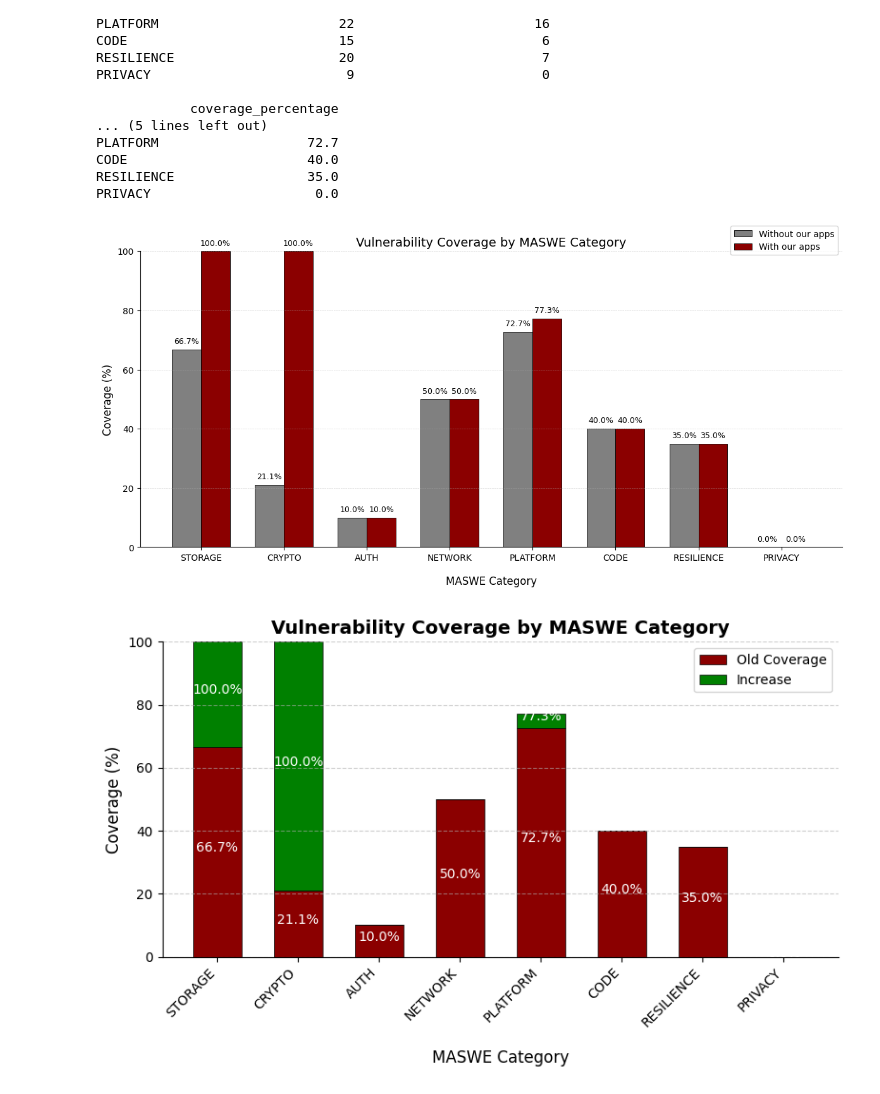
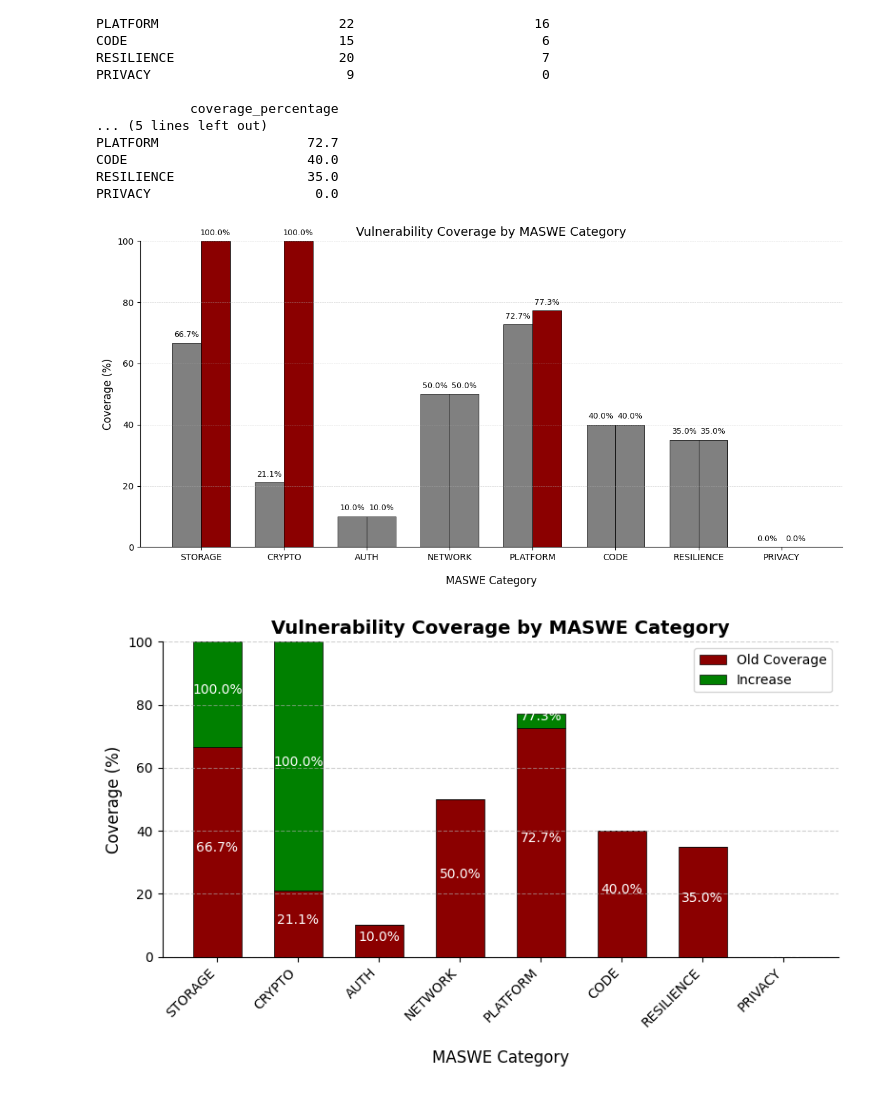
Before and after one commit to domi-cmd/Reference_Application_for_OWASP_MASTG, a Jupyter notebook: dev_documents/seminar_thesis/reference_apps/data_manipulation/app_coverage_plus_own_app.ipynb, the cells around one changed output. Saved outputs shown, nothing was run; the diff lists cells and outputs as text; code cells hidden in the pictures.

Commit message:
Improved coloring scheme of before vs after percentage coverage plot

```diff
--- a/dev_documents/seminar_thesis/reference_apps/data_manipulation/app_coverage_plus_own_app.ipynb
+++ b/dev_documents/seminar_thesis/reference_apps/data_manipulation/app_coverage_plus_own_app.ipynb
@@ -498,44 +498,51 @@ fig, ax = plt.subplots(figsize=(12, 6))
 x = np.arange(len(summary_old.index))
 width = 0.35
 
+# Define which categories should be darkred
+highlight_categories = ["storage", "crypto", "platform"]
+
+# Create color arrays based on category names
+colors_bars2 = ["darkred" if cat.lower() in highlight_categories else "gray"
+                for cat in summary_old.index]
+
 # Plot the bar chart side-by-side
 bars1 = ax.bar(x - width/2, summary_old["coverage_percentage"], width,
                color="gray", edgecolor="black", linewidth=0.6,
                label="Without our apps")
 bars2 = ax.bar(x + width/2, summary_new["coverage_percentage"], width,
-               color="darkred", edgecolor="black", linewidth=0.6,
+               color=colors_bars2, edgecolor="black", linewidth=0.6,
                label="With our apps")
 
 # Customize appearance
 ax.set_title("Vulnerability Coverage by MASWE Category", fontsize=14)
 ax.set_xlabel("MASWE Category", fontsize=12, labelpad=15)
 ax.set_ylabel("Coverage (%)", fontsize=12)
 ax.set_ylim(0, 100)
 ax.set_xticks(x)
 ax.set_xticklabels(summary_old.index)
-ax.legend(loc="upper right", bbox_to_anchor=(1, 1.1), frameon=True)
+#ax.legend(loc="upper right", bbox_to_anchor=(1, 1.1), frameon=True)
 ax.grid(axis="y", linestyle="--", alpha=0.5, linewidth=0.5)
 ax.spines[["top", "right"]].set_visible(False)
 
 # Add values on top of each bar
 for bar in bars1:
     height = bar.get_height()
     ax.text(bar.get_x() + bar.get_width()/2, height + 2,
             f"{height:.1f}%", ha="center", fontsize=9)
 
 for bar in bars2:
     height = bar.get_height()
     ax.text(bar.get_x() + bar.get_width()/2, height + 2,
             f"{height:.1f}%", ha="center", fontsize=9)
 
 # Show the plot
 plt.tight_layout()
 plt.show()
 
 # Save the figure
 fig.savefig("../plots/total_coverage_with_my_app/vulnerability_coverage_percentage_comparison.png", dpi=300, bbox_inches="tight")
 # %% [output]
-[figure, old version]
+[figure, new version]
 # %%
 import matplotlib.pyplot as plt
 import numpy as np
```
Also changed, not shown: 1 other file.
